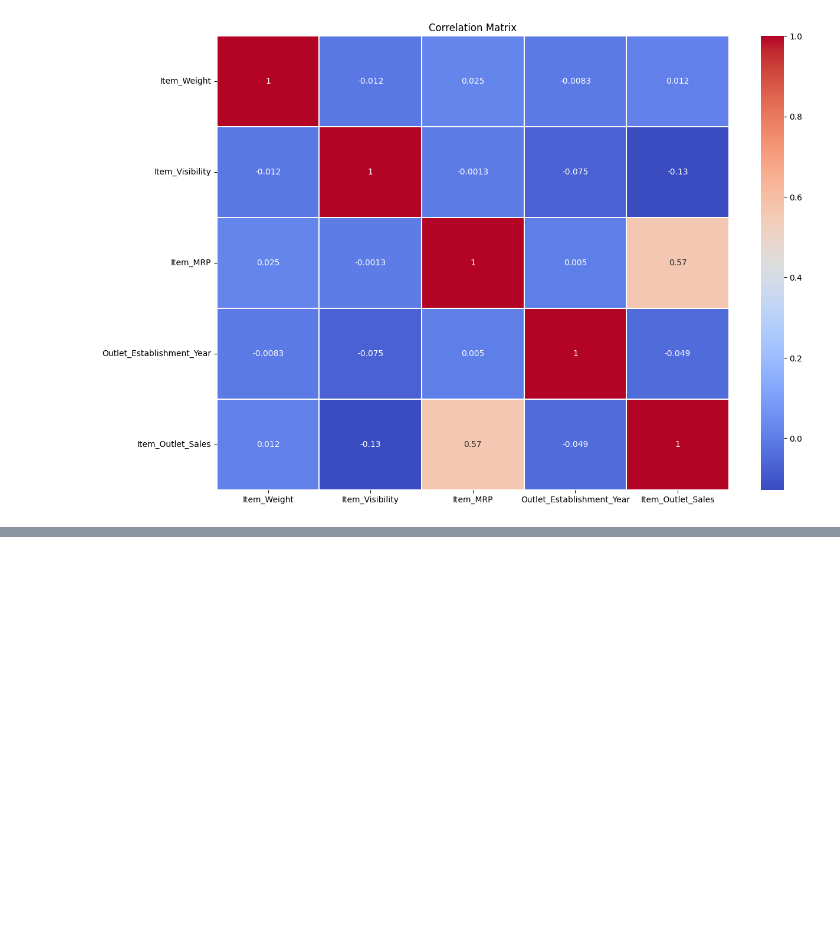
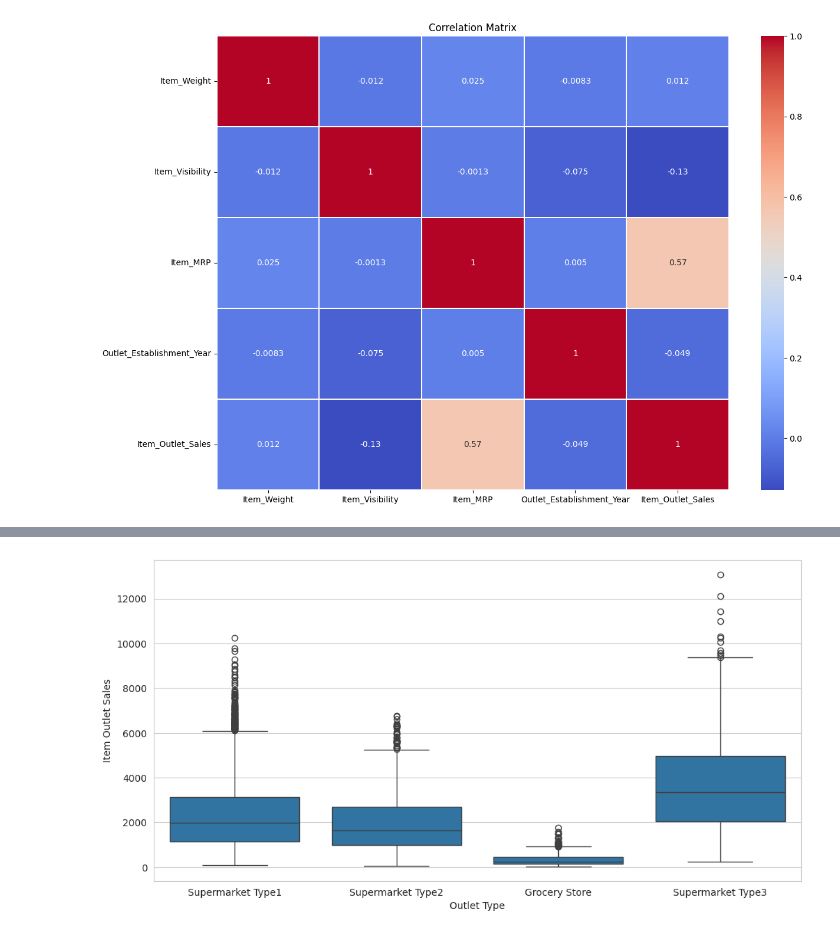
Before and after one commit to AromaDsouza/BigMart_Sales_Prediction, a Jupyter notebook: BigMart_Sales_Prediction.ipynb, the cells around one changed output, grey strips where cells are left out. Cells and saved outputs as stored; diff of their text form; code cells hidden in the pictures; blank space fills up the shorter version.

```diff
--- a/BigMart_Sales_Prediction.ipynb
+++ b/BigMart_Sales_Prediction.ipynb
@@ -309,0 +347,9 @@ plt.show()
+# %%
+plt.figure(figsize = (12,6))
+sns.boxplot(x = 'Outlet_Type', y ='Item_Outlet_Sales', data = train_data)
+plt.title = ('Outlet Type vs Item Outlet Sales')
+plt.xlabel('Outlet Type')
+plt.ylabel('Item Outlet Sales')
+plt.show()
+# %% [output]
+[figure, added]
```
Also changed, not shown: parts of 7 cells of this notebook.
